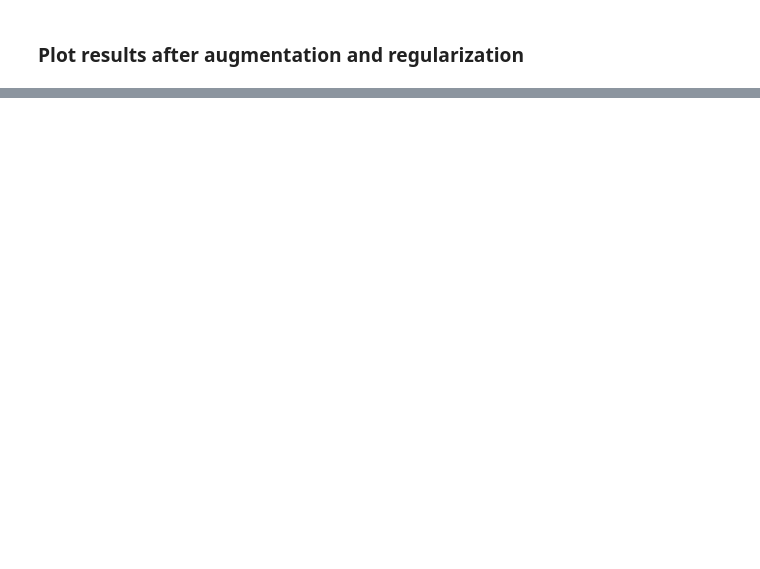
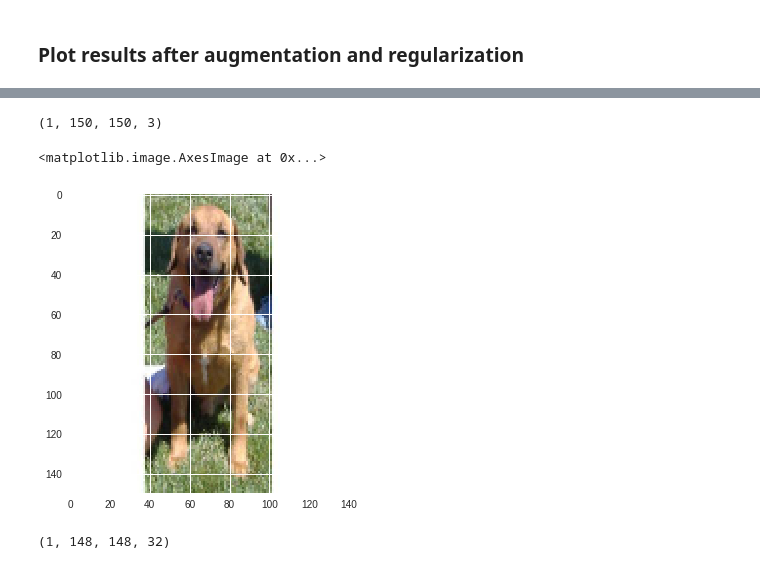
Before and after one commit to silentvoice/dl-with-keras, a Jupyter notebook: classification_cats_vs_dogs_from_scratch.ipynb, the cells around one changed output, grey strips where cells are left out. Drawn from its saved outputs; the diff is of its cells as text; code cells hidden in the pictures; blank space fills up the shorter version.

Commit message:
Add activations visualisation of the model

```diff
--- a/classification_cats_vs_dogs_from_scratch.ipynb
+++ b/classification_cats_vs_dogs_from_scratch.ipynb
@@ -425,0 +448,18 @@ plt.legend()
+# %%
+## Load a Test Image
+img = image.load_img('/content/data/small-cats-vs-dogs/test/dogs/dog.1501.jpg', target_size=(150, 150))
+# %%
+img_tensor = image.img_to_array(img)
+# %%
+img_tensor = np.expand_dims(img_tensor, axis=0)
+# %%
+img_tensor /= 255.
+# %%
+img_tensor.shape
+# %% [output]
+(1, 150, 150, 3)
+# %%
+plt.imshow(img_tensor[0])
+# %% [output]
+<matplotlib.image.AxesImage at 0x...>
+[figure, added]
@@ -425,0 +472,5 @@ plt.legend()
+# %%
+fst_lyr_actns = activations[0]
+fst_lyr_actns.shape
+# %% [output]
+(1, 148, 148, 32)
```
Also changed, not shown: parts of 14 cells of this notebook.
